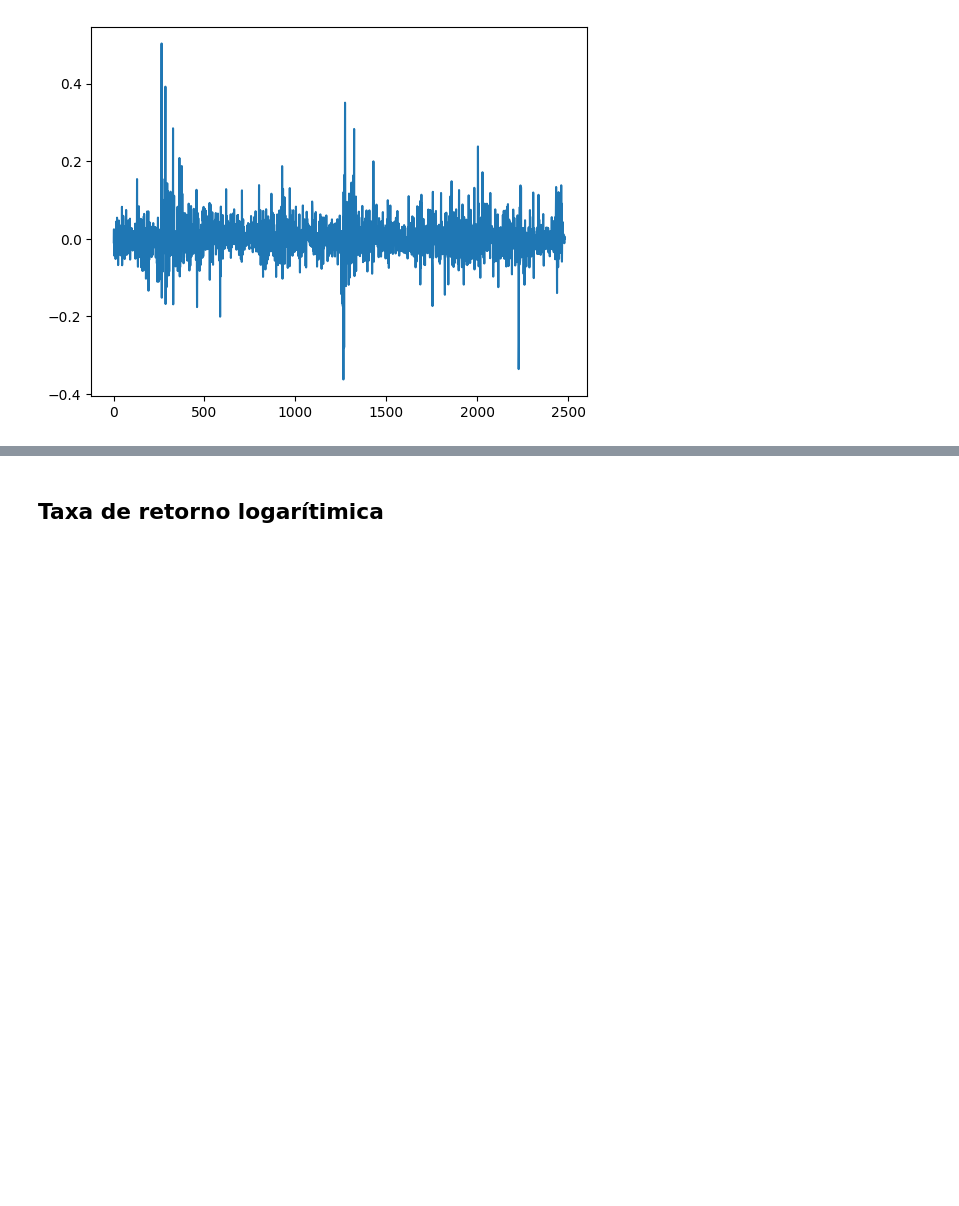
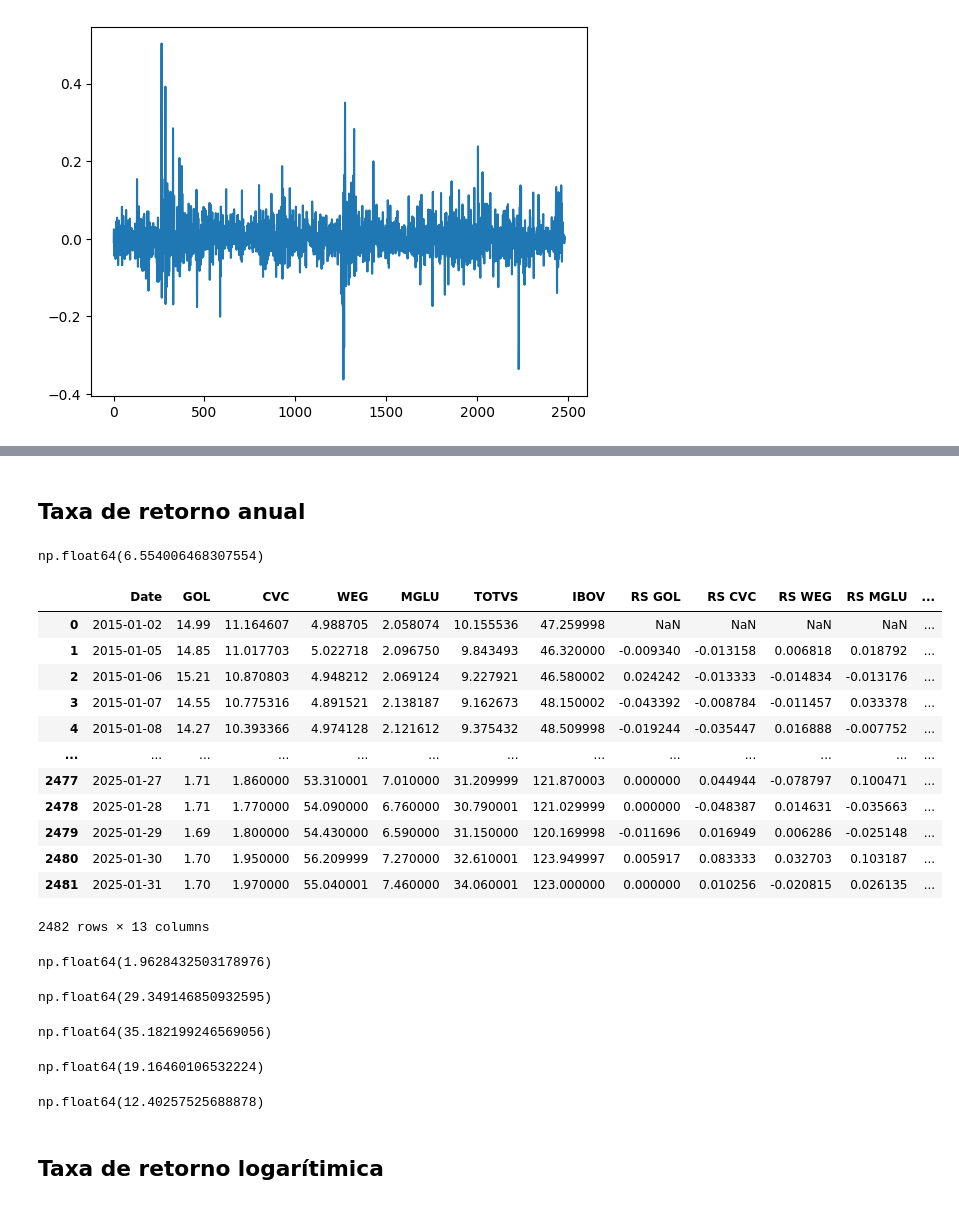
Before and after one commit to fabiolrodriguez/python_playground, a Jupyter notebook: taxa_retorno.ipynb, the cells around one changed output, grey strips where cells are left out. Drawn from its saved outputs; the diff is of its cells as text; code cells hidden in the pictures; blank space fills up the shorter version.

```diff
--- a/taxa_retorno.ipynb
+++ b/taxa_retorno.ipynb
@@ -92,2 +94,50 @@ dataset['RS GOL'].mean()
+# %% [markdown]
+## Taxa de retorno anual
+# %%
+(dataset['RS GOL'].mean() * 246) * 100
+# %% [output]
+np.float64(6.554006468307554)
+# %%
+dataset['RS CVC'] = (dataset['CVC'] / dataset['CVC'].shift(1)) - 1
+dataset['RS WEG'] = (dataset['WEG'] / dataset['WEG'].shift(1)) - 1
+dataset['RS MGLU'] = (dataset['MGLU'] / dataset['MGLU'].shift(1)) - 1
+dataset['RS TOTVS'] = (dataset['TOTVS'] / dataset['TOTVS'].shift(1)) - 1
+dataset['RS IBOV'] = (dataset['IBOV'] / dataset['IBOV'].shift(1)) - 1
+# %%
+dataset
+# %% [output]
+|  | Date | GOL | CVC | WEG | MGLU | TOTVS | IBOV | RS GOL | RS CVC | RS WEG | RS MGLU | ... |
+| 0 | 2015-01-02 | 14.99 | 11.164607 | 4.988705 | 2.058074 | 10.155536 | 47.259998 | NaN | NaN | NaN | NaN | ... |
+| 1 | 2015-01-05 | 14.85 | 11.017703 | 5.022718 | 2.096750 | 9.843493 | 46.320000 | -0.009340 | -0.013158 | 0.006818 | 0.018792 | ... |
+| 2 | 2015-01-06 | 15.21 | 10.870803 | 4.948212 | 2.069124 | 9.227921 | 46.580002 | 0.024242 | -0.013333 | -0.014834 | -0.013176 | ... |
+| 3 | 2015-01-07 | 14.55 | 10.775316 | 4.891521 | 2.138187 | 9.162673 | 48.150002 | -0.043392 | -0.008784 | -0.011457 | 0.033378 | ... |
+| 4 | 2015-01-08 | 14.27 | 10.393366 | 4.974128 | 2.121612 | 9.375432 | 48.509998 | -0.019244 | -0.035447 | 0.016888 | -0.007752 | ... |
+| ... | ... | ... | ... | ... | ... | ... | ... | ... | ... | ... | ... | ... |
+| 2477 | 2025-01-27 | 1.71 | 1.860000 | 53.310001 | 7.010000 | 31.209999 | 121.870003 | 0.000000 | 0.044944 | -0.078797 | 0.100471 | ... |
+| 2478 | 2025-01-28 | 1.71 | 1.770000 | 54.090000 | 6.760000 | 30.790001 | 121.029999 | 0.000000 | -0.048387 | 0.014631 | -0.035663 | ... |
+| 2479 | 2025-01-29 | 1.69 | 1.800000 | 54.430000 | 6.590000 | 31.150000 | 120.169998 | -0.011696 | 0.016949 | 0.006286 | -0.025148 | ... |
+| 2480 | 2025-01-30 | 1.70 | 1.950000 | 56.209999 | 7.270000 | 32.610001 | 123.949997 | 0.005917 | 0.083333 | 0.032703 | 0.103187 | ... |
+| 2481 | 2025-01-31 | 1.70 | 1.970000 | 55.040001 | 7.460000 | 34.060001 | 123.000000 | 0.000000 | 0.010256 | -0.020815 | 0.026135 | ... |
+2482 rows × 13 columns
+# %%
+(dataset['RS CVC'].mean() * 246) * 100
+# %% [output]
+np.float64(1.9628432503178976)
+# %%
+(dataset['RS WEG'].mean() * 246) * 100
+# %% [output]
+np.float64(29.349146850932595)
+# %%
+(dataset['RS MGLU'].mean() * 246) * 100
+# %% [output]
+np.float64(35.182199246569056)
+# %%
+(dataset['RS TOTVS'].mean() * 246) * 100
+# %% [output]
+np.float64(19.16460106532224)
+# %%
+(dataset['RS IBOV'].mean() * 246) * 100
+# %% [output]
+np.float64(12.40257525688878)
 # %% [markdown]
 ## Taxa de retorno logarítimica
```
Also changed, not shown: parts of 7 cells of this notebook.
